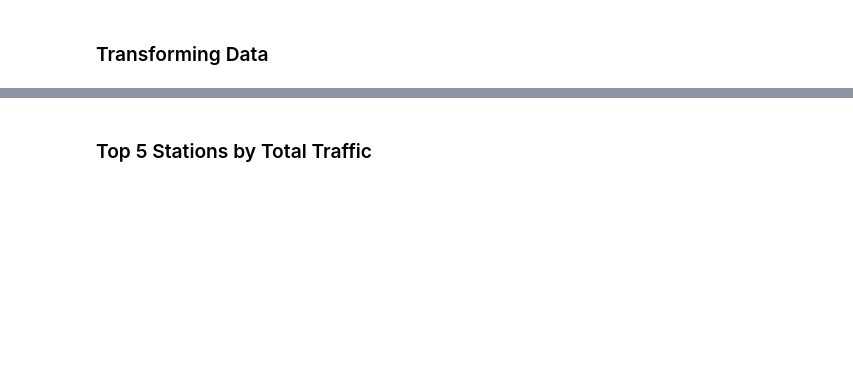
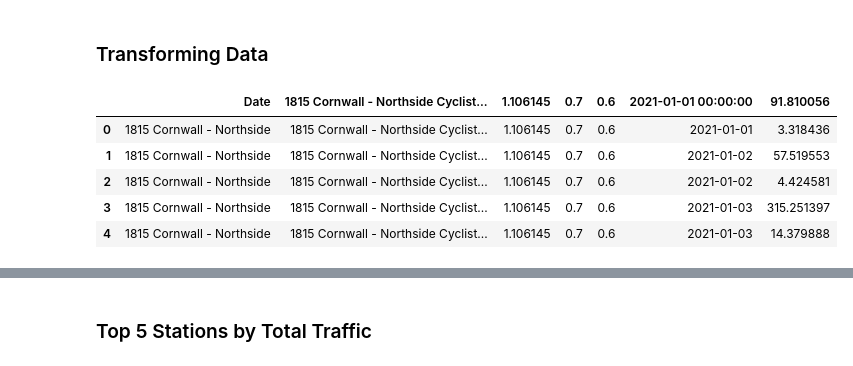
Before and after one commit to JesseScott/vancouver.cycling.data, a Jupyter notebook: bike-data.ipynb, the cells around one changed output, grey strips where cells are left out. Saved outputs shown, nothing was run; the diff lists cells and outputs as text; code cells hidden in the pictures; blank space fills up the shorter version.

```diff
--- a/bike-data.ipynb
+++ b/bike-data.ipynb
@@ -44,5 +78,14 @@ df = pd.read_excel(resolved_file_path, header=1)
 ### Transforming Data
 # %%
 df = df.rename(columns={df.columns[0]: 'Date'})
+# %%
+df.head()
+# %% [output]
+|  | Date | 1815 Cornwall - Northside Cyclist... | 1.106145 | 0.7 | 0.6 | 2021-01-01 00:00:00 | 91.810056 |
+| 0 | 1815 Cornwall - Northside | 1815 Cornwall - Northside Cyclist... | 1.106145 | 0.7 | 0.6 | 2021-01-01 | 3.318436 |
+| 1 | 1815 Cornwall - Northside | 1815 Cornwall - Northside Cyclist... | 1.106145 | 0.7 | 0.6 | 2021-01-02 | 57.519553 |
+| 2 | 1815 Cornwall - Northside | 1815 Cornwall - Northside Cyclist... | 1.106145 | 0.7 | 0.6 | 2021-01-02 | 4.424581 |
+| 3 | 1815 Cornwall - Northside | 1815 Cornwall - Northside Cyclist... | 1.106145 | 0.7 | 0.6 | 2021-01-03 | 315.251397 |
+| 4 | 1815 Cornwall - Northside | 1815 Cornwall - Northside Cyclist... | 1.106145 | 0.7 | 0.6 | 2021-01-03 | 14.379888 |
 # %%
 df['Date'].unique()
```
Also changed, not shown: parts of 11 cells of this notebook.
